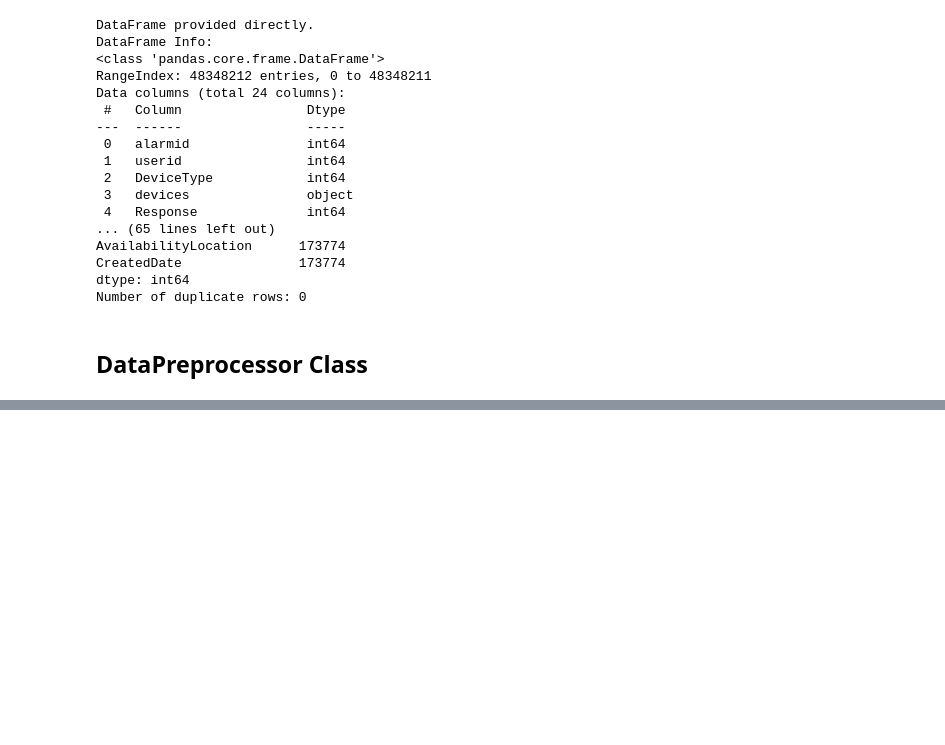
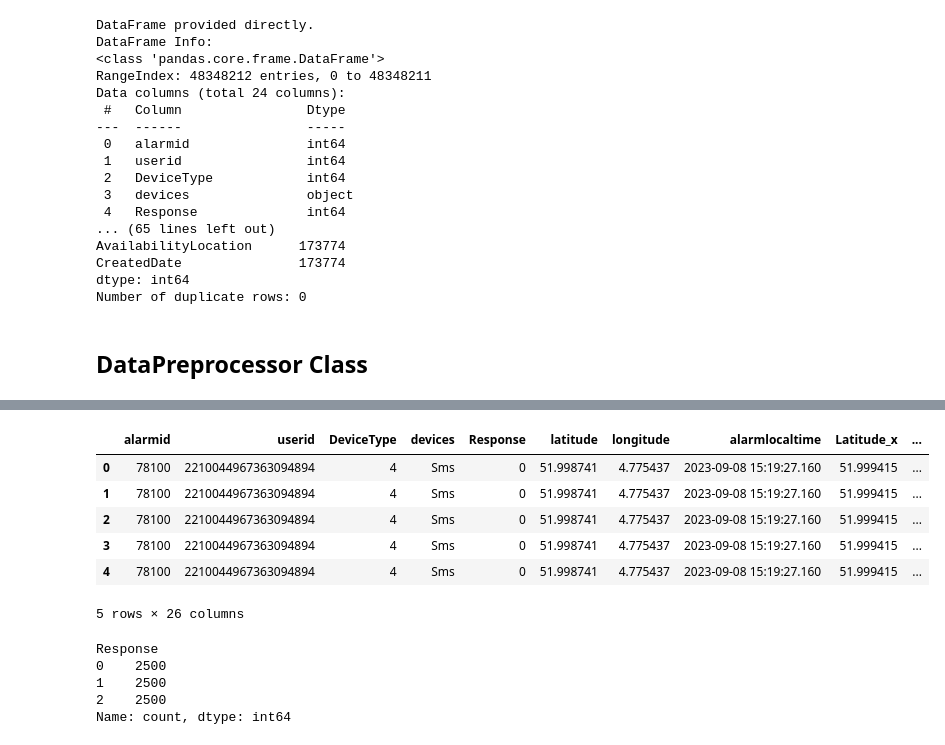
Before and after one commit to kayc0des/volunteer_reponse_eda, a Jupyter notebook: EDA.ipynb, the cells around one changed output, grey strips where cells are left out. Cells and saved outputs as stored; diff of their text form; code cells hidden in the pictures; blank space fills up the shorter version.

```diff
--- a/EDA.ipynb
+++ b/EDA.ipynb
@@ -485,0 +488,50 @@ Columns dropped: []
+# %%
+import pandas as pd
+
+df = pd.read_csv('data/cleaned_data.csv')
+df.head()
+# %% [output]
+|  | alarmid | userid | DeviceType | devices | Response | latitude | longitude | alarmlocaltime | Latitude_x | ... |
+| 0 | 78100 | 2210044967363094894 | 4 | Sms | 0 | 51.998741 | 4.775437 | 2023-09-08 15:19:27.160 | 51.999415 | ... |
+| 1 | 78100 | 2210044967363094894 | 4 | Sms | 0 | 51.998741 | 4.775437 | 2023-09-08 15:19:27.160 | 51.999415 | ... |
+| 2 | 78100 | 2210044967363094894 | 4 | Sms | 0 | 51.998741 | 4.775437 | 2023-09-08 15:19:27.160 | 51.999415 | ... |
+| 3 | 78100 | 2210044967363094894 | 4 | Sms | 0 | 51.998741 | 4.775437 | 2023-09-08 15:19:27.160 | 51.999415 | ... |
+| 4 | 78100 | 2210044967363094894 | 4 | Sms | 0 | 51.998741 | 4.775437 | 2023-09-08 15:19:27.160 | 51.999415 | ... |
+5 rows × 26 columns
+# %%
+# Random Sample
+
+def sample_from_dataframe(df, response_column='Response', sample_size=2500):
+    """
+    Randomly samples a fixed number of rows for each class in the Response column from a DataFrame.
+
+    Parameters:
+        df (pd.DataFrame): The loaded DataFrame.
+        response_column (str): The column representing the classes.
+        sample_size (int): The number of rows to sample for each class.
+
+    Returns:
+        pd.DataFrame: A smaller, balanced DataFrame.
+    """
+    # Ensure the Response column exists
+    if response_column not in df.columns:
+        raise ValueError(f"'{response_column}' column not found in the DataFrame.")
+
+    # Sample data for each class
+    sampled_data = (
+        df.groupby(response_column)
+          .apply(lambda x: x.sample(n=sample_size, random_state=42))
+          .reset_index(drop=True)
+    )
+
+    return sampled_data
+
+sampled_df = sample_from_dataframe(df)
+
+print(sampled_df['Response'].value_counts())
+# %% [output]
+Response
+0    2500
+1    2500
+2    2500
+Name: count, dtype: int64
```
Also changed, not shown: parts of 21 cells of this notebook, 3 other files.
